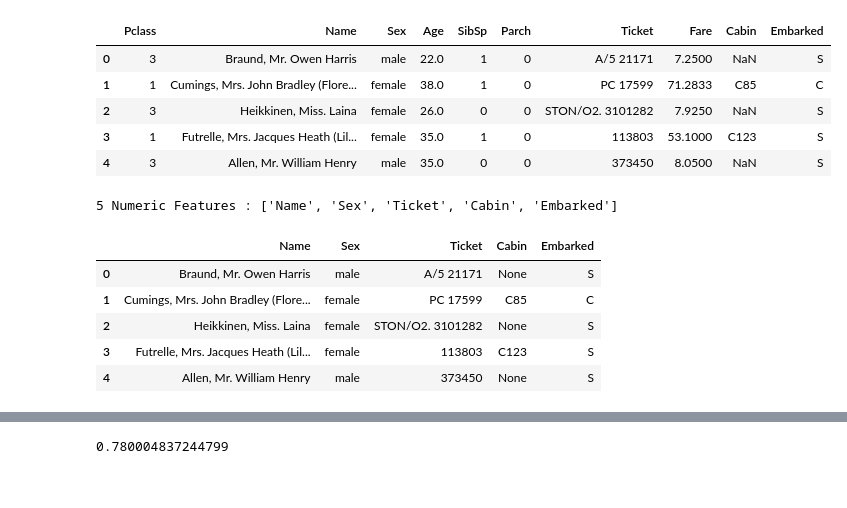
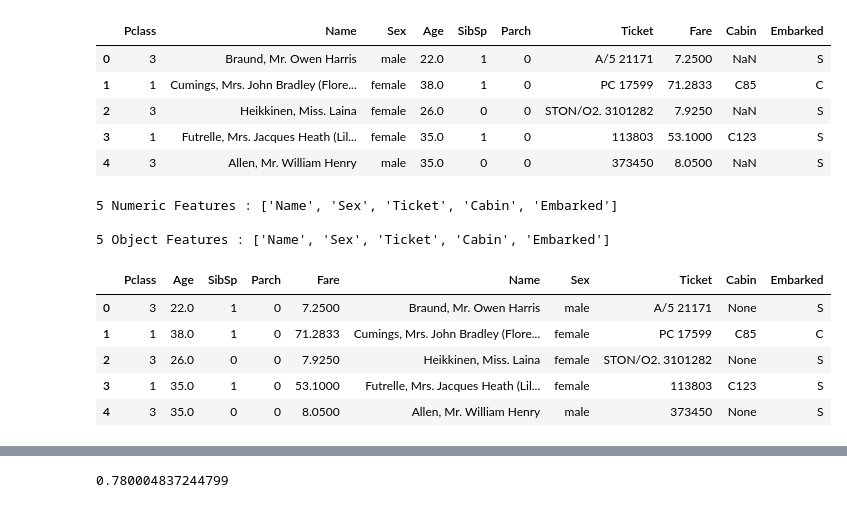
Before and after one commit to A103932033/ML-100Days, a Jupyter notebook: homework/Day_024_HW.ipynb, the cells around one changed output, grey strips where cells are left out. Cells and saved outputs as stored; diff of their text form; code cells hidden in the pictures.

```diff
--- a/homework/Day_024_HW.ipynb
+++ b/homework/Day_024_HW.ipynb
@@ -32,23 +32,35 @@ df.head()
 | 3 | 1 | Futrelle, Mrs. Jacques Heath (Lil... | female | 35.0 | 1 | 0 | 113803 | 53.1000 | C123 | S |
 | 4 | 3 | Allen, Mr. William Henry | male | 35.0 | 0 | 0 | 373450 | 8.0500 | NaN | S |
 # %%
-#只取類別值 (object) 型欄位, 存於 object_features 中
+# 取 int64, float64 兩種數值型欄位, 存於 num_features 中
+# 取類別值 (object) 型欄位, 存於 object_features 中
+num_features = []
 object_features = []
+
 for dtype, feature in zip(df.dtypes, df.columns):
-    if dtype == 'object':
+    if dtype == 'float64' or dtype == 'int64':
+        num_features.append(feature)
+    elif dtype == 'object':
         object_features.append(feature)
+
 print(f'{len(object_features)} Numeric Features : {object_features}\n')
+print(f'{len(object_features)} Object Features : {object_features}\n')
 
-# 只留類別型欄位
-df = df[object_features]
-df = df.fillna('None')
+# 填補缺值
+df_num = df[num_features]
+df_num = df_num.fillna(df.mean())
+df_obj = df[object_features]
+df_obj = df_obj.fillna('None')
 train_num = train_Y.shape[0]
+df = pd.concat([df_num,df_obj], axis=1)
 df.head()
 # %% [output]
 5 Numeric Features : ['Name', 'Sex', 'Ticket', 'Cabin', 'Embarked']
+
+5 Object Features : ['Name', 'Sex', 'Ticket', 'Cabin', 'Embarked']
-|  | Name | Sex | Ticket | Cabin | Embarked |
-| 0 | Braund, Mr. Owen Harris | male | A/5 21171 | None | S |
-| 1 | Cumings, Mrs. John Bradley (Flore... | female | PC 17599 | C85 | C |
-| 2 | Heikkinen, Miss. Laina | female | STON/O2. 3101282 | None | S |
-| 3 | Futrelle, Mrs. Jacques Heath (Lil... | female | 113803 | C123 | S |
-| 4 | Allen, Mr. William Henry | male | 373450 | None | S |
+|  | Pclass | Age | SibSp | Parch | Fare | Name | Sex | Ticket | Cabin | Embarked |
+| 0 | 3 | 22.0 | 1 | 0 | 7.2500 | Braund, Mr. Owen Harris | male | A/5 21171 | None | S |
+| 1 | 1 | 38.0 | 1 | 0 | 71.2833 | Cumings, Mrs. John Bradley (Flore... | female | PC 17599 | C85 | C |
+| 2 | 3 | 26.0 | 0 | 0 | 7.9250 | Heikkinen, Miss. Laina | female | STON/O2. 3101282 | None | S |
+| 3 | 1 | 35.0 | 1 | 0 | 53.1000 | Futrelle, Mrs. Jacques Heath (Lil... | female | 113803 | C123 | S |
+| 4 | 3 | 35.0 | 0 | 0 | 8.0500 | Allen, Mr. William Henry | male | 373450 | None | S |
```
Also changed, not shown: parts of 9 cells of this notebook.
